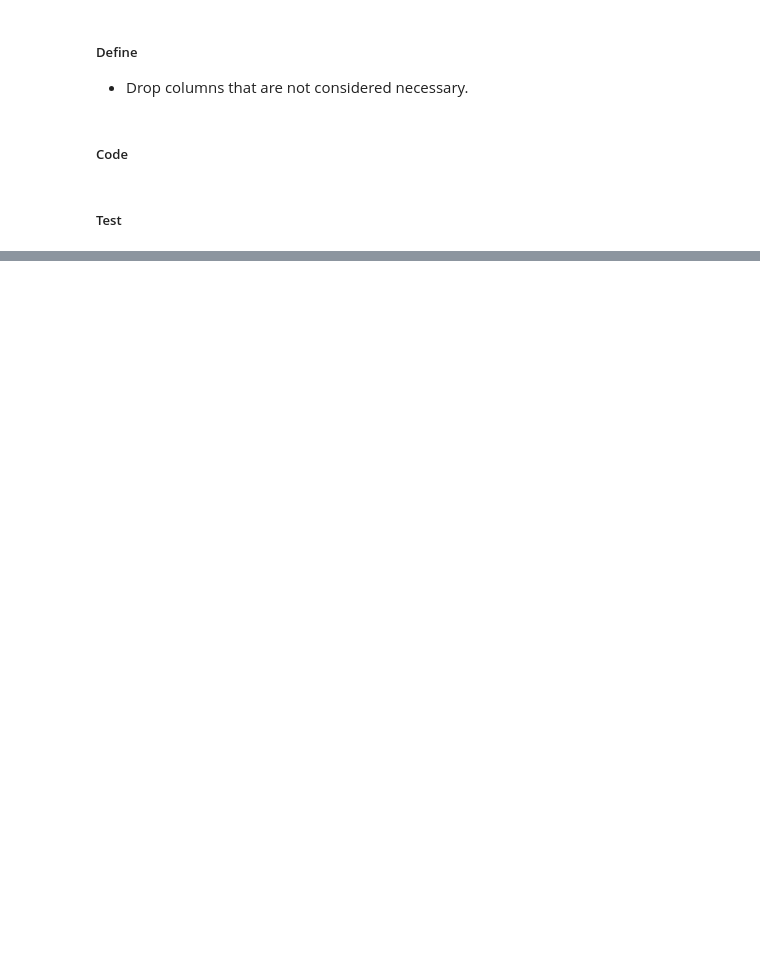
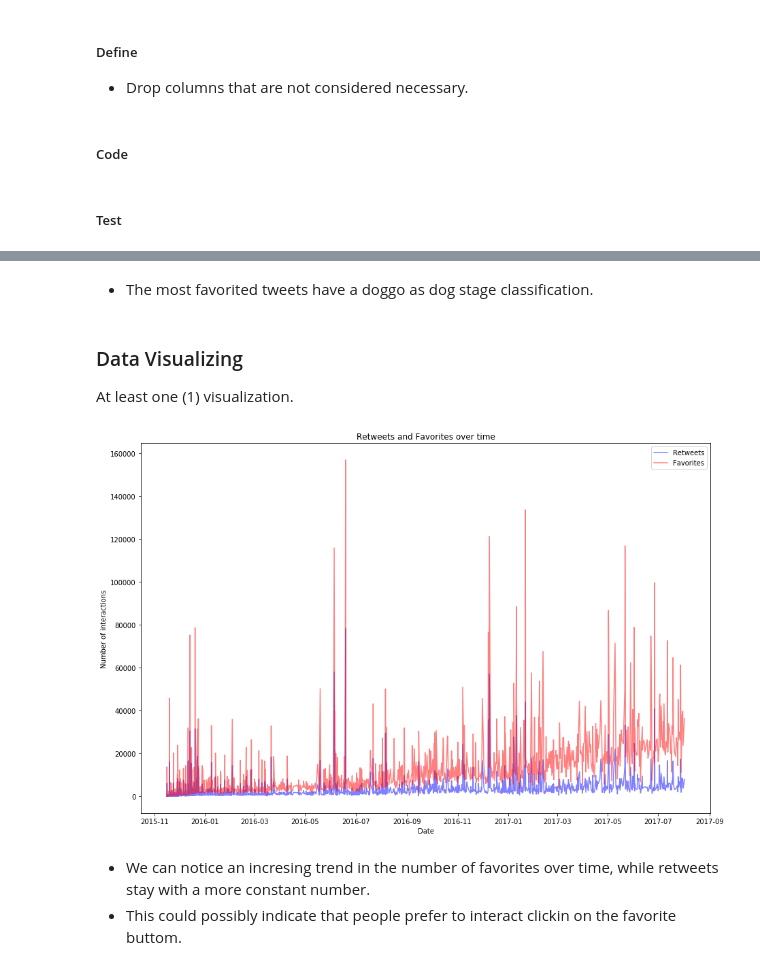
Before and after one commit to dsllt/Udacity_DA_P4, a Jupyter notebook: wrangle_act.ipynb, the cells around one changed output, grey strips where cells are left out. Drawn from its saved outputs; the diff is of its cells as text; code cells hidden in the pictures; blank space fills up the shorter version.

Commit message:
feat: inclusion of cleaning for quality and visualization

```diff
--- a/wrangle_act.ipynb
+++ b/wrangle_act.ipynb
@@ -785,0 +1042,2 @@ list(twitter_archive_clean)
+# %%
+twitter_archive_clean.loc[:,'dog_bread'] = twitter_archive_clean.dog_bread.replace('not a dog', np.nan)
@@ -785,0 +1057,2 @@ list(twitter_archive_clean)
+# %%
+twitter_archive_clean['favorite_count'] = twitter_archive_clean.favorite_count.astype('int64')
@@ -785,0 +1072,2 @@ list(twitter_archive_clean)
+# %%
+twitter_archive_clean['retweet_count'] = twitter_archive_clean.retweet_count.astype('int64')
@@ -785,0 +1178,23 @@ list(twitter_archive_clean)
+# %% [markdown]
+* The most favorited tweets have a doggo as dog stage classification.
+# %% [markdown]
+<a id='visualizing'></a>
+### Data Visualizing
+At least one (1) visualization.
+# %%
+twitter_archive_clean_date = twitter_archive_clean.copy()
+twitter_archive_clean_date.set_index('timestamp', inplace = True)
+# %%
+plt.figure(figsize=(15,10))
+plt.plot(twitter_archive_clean_date.retweet_count, color = 'b', alpha = 0.5, label = 'Retweets')
+plt.plot(twitter_archive_clean_date.favorite_count, color = 'r', alpha = 0.5, label = 'Favorites')
+plt.xlabel('Date')
+plt.ylabel('Number of interactions')
+plt.title('Retweets and Favorites over time')
+plt.legend()
+plt.show;
+# %% [output]
+[figure, added]
+# %% [markdown]
+* We can notice an incresing trend in the number of favorites over time, while retweets stay with a more constant number.
+* This could possibly indicate that people prefer to interact clickin on the favorite buttom.
```
Also changed, not shown: parts of 103 cells of this notebook.
